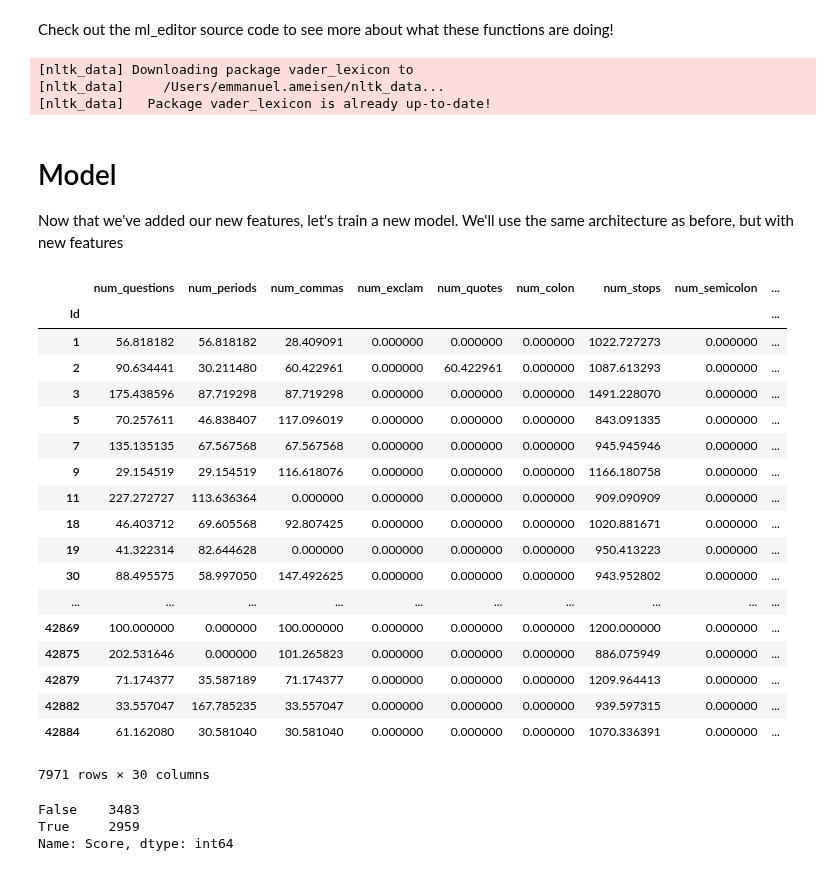
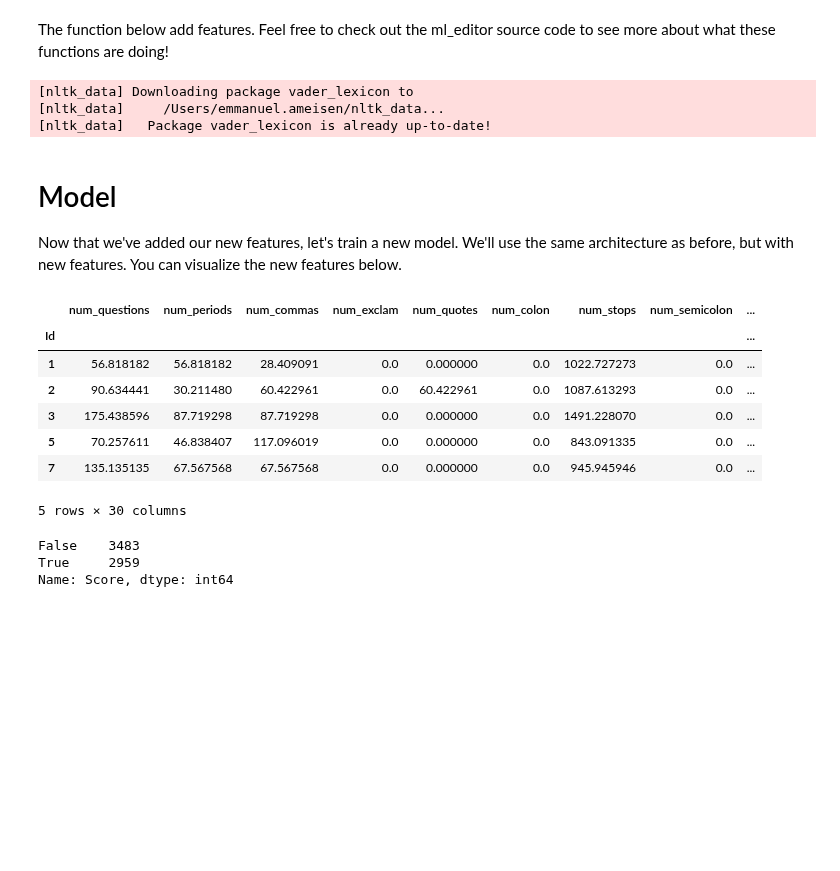
Before and after one commit to hundredblocks/ml-powered-applications, a Jupyter notebook: notebooks/third_model.ipynb, the cells around one changed output. Drawn from its saved outputs; the diff is of its cells as text; code cells hidden in the pictures; blank space fills up the shorter version.

Commit message:
add third model explanations

```diff
--- a/notebooks/third_model.ipynb
+++ b/notebooks/third_model.ipynb
@@ -27,5 +29,5 @@ Let's only use non vectorized features
 # %% [markdown]
-Check out the ml_editor source code to see more about what these functions are doing!
+The function below add features. Feel free to check out the ml_editor source code to see more about what these functions are doing!
 # %%
 from ml_editor.model_v2 import add_char_count_features, get_word_stats, get_sentiment_score
 
@@ -57,32 +59,21 @@ feature_arr.extend(POS_NAMES.keys())
 # %% [markdown]
 # Model
 
-Now that we've added our new features, let's train a new model. We'll use the same architecture as before, but with new features
+Now that we've added our new features, let's train a new model. We'll use the same architecture as before, but with new features. You can visualize the new features below.
 # %%
 # We split again since we have now added all features.
 train_df, test_df = get_split_by_author(df, test_size=0.2, random_state=40)
 # %%
-df[feature_arr]*100
+df[feature_arr].head()*100
 # %% [output]
 |  | num_questions | num_periods | num_commas | num_exclam | num_quotes | num_colon | num_stops | num_semicolon | ... |
 | Id |  |  |  |  |  |  |  |  | ... |
-| 1 | 56.818182 | 56.818182 | 28.409091 | 0.000000 | 0.000000 | 0.000000 | 1022.727273 | 0.000000 | ... |
-| 2 | 90.634441 | 30.211480 | 60.422961 | 0.000000 | 60.422961 | 0.000000 | 1087.613293 | 0.000000 | ... |
-| 3 | 175.438596 | 87.719298 | 87.719298 | 0.000000 | 0.000000 | 0.000000 | 1491.228070 | 0.000000 | ... |
-| 5 | 70.257611 | 46.838407 | 117.096019 | 0.000000 | 0.000000 | 0.000000 | 843.091335 | 0.000000 | ... |
-| 7 | 135.135135 | 67.567568 | 67.567568 | 0.000000 | 0.000000 | 0.000000 | 945.945946 | 0.000000 | ... |
-| 9 | 29.154519 | 29.154519 | 116.618076 | 0.000000 | 0.000000 | 0.000000 | 1166.180758 | 0.000000 | ... |
-| 11 | 227.272727 | 113.636364 | 0.000000 | 0.000000 | 0.000000 | 0.000000 | 909.090909 | 0.000000 | ... |
-| 18 | 46.403712 | 69.605568 | 92.807425 | 0.000000 | 0.000000 | 0.000000 | 1020.881671 | 0.000000 | ... |
-| 19 | 41.322314 | 82.644628 | 0.000000 | 0.000000 | 0.000000 | 0.000000 | 950.413223 | 0.000000 | ... |
-| 30 | 88.495575 | 58.997050 | 147.492625 | 0.000000 | 0.000000 | 0.000000 | 943.952802 | 0.000000 | ... |
-| ... | ... | ... | ... | ... | ... | ... | ... | ... | ... |
-| 42869 | 100.000000 | 0.000000 | 100.000000 | 0.000000 | 0.000000 | 0.000000 | 1200.000000 | 0.000000 | ... |
-| 42875 | 202.531646 | 0.000000 | 101.265823 | 0.000000 | 0.000000 | 0.000000 | 886.075949 | 0.000000 | ... |
-| 42879 | 71.174377 | 35.587189 | 71.174377 | 0.000000 | 0.000000 | 0.000000 | 1209.964413 | 0.000000 | ... |
-| 42882 | 33.557047 | 167.785235 | 33.557047 | 0.000000 | 0.000000 | 0.000000 | 939.597315 | 0.000000 | ... |
-| 42884 | 61.162080 | 30.581040 | 30.581040 | 0.000000 | 0.000000 | 0.000000 | 1070.336391 | 0.000000 | ... |
+| 1 | 56.818182 | 56.818182 | 28.409091 | 0.0 | 0.000000 | 0.0 | 1022.727273 | 0.0 | ... |
+| 2 | 90.634441 | 30.211480 | 60.422961 | 0.0 | 60.422961 | 0.0 | 1087.613293 | 0.0 | ... |
+| 3 | 175.438596 | 87.719298 | 87.719298 | 0.0 | 0.000000 | 0.0 | 1491.228070 | 0.0 | ... |
+| 5 | 70.257611 | 46.838407 | 117.096019 | 0.0 | 0.000000 | 0.0 | 843.091335 | 0.0 | ... |
+| 7 | 135.135135 | 67.567568 | 67.567568 | 0.0 | 0.000000 | 0.0 | 945.945946 | 0.0 | ... |
-7971 rows × 30 columns
+5 rows × 30 columns
 # %%
 def get_feature_vector_and_label(df, feature_names):
     """
```
Also changed, not shown: parts of 12 cells of this notebook.
